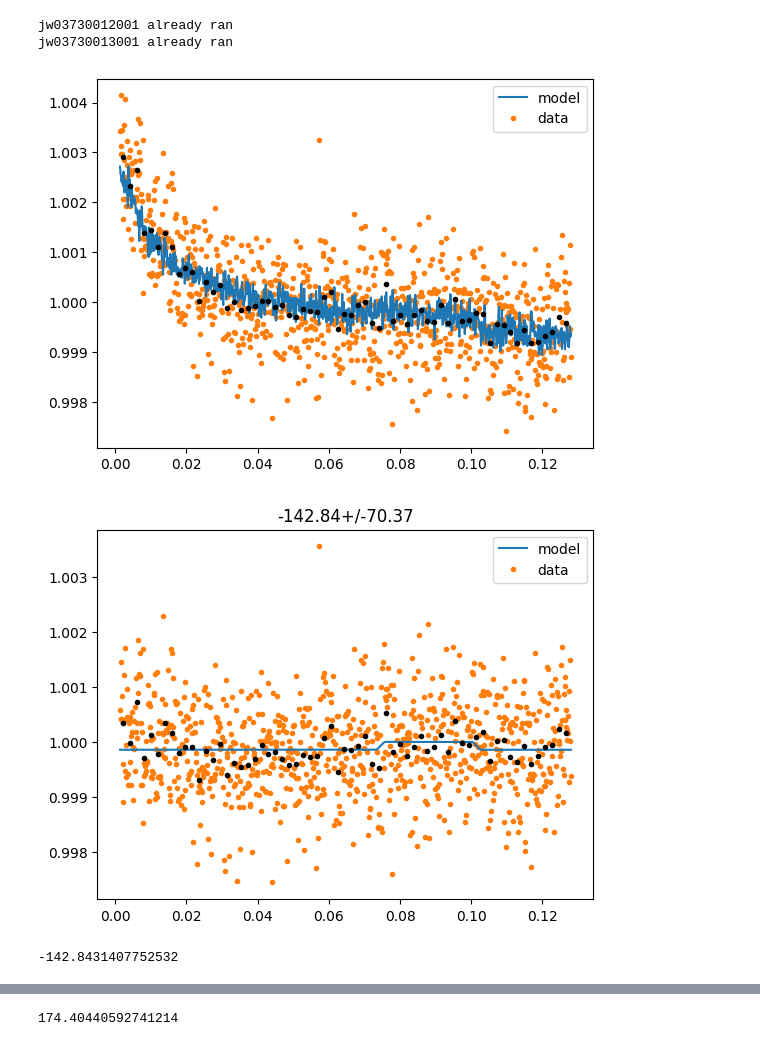
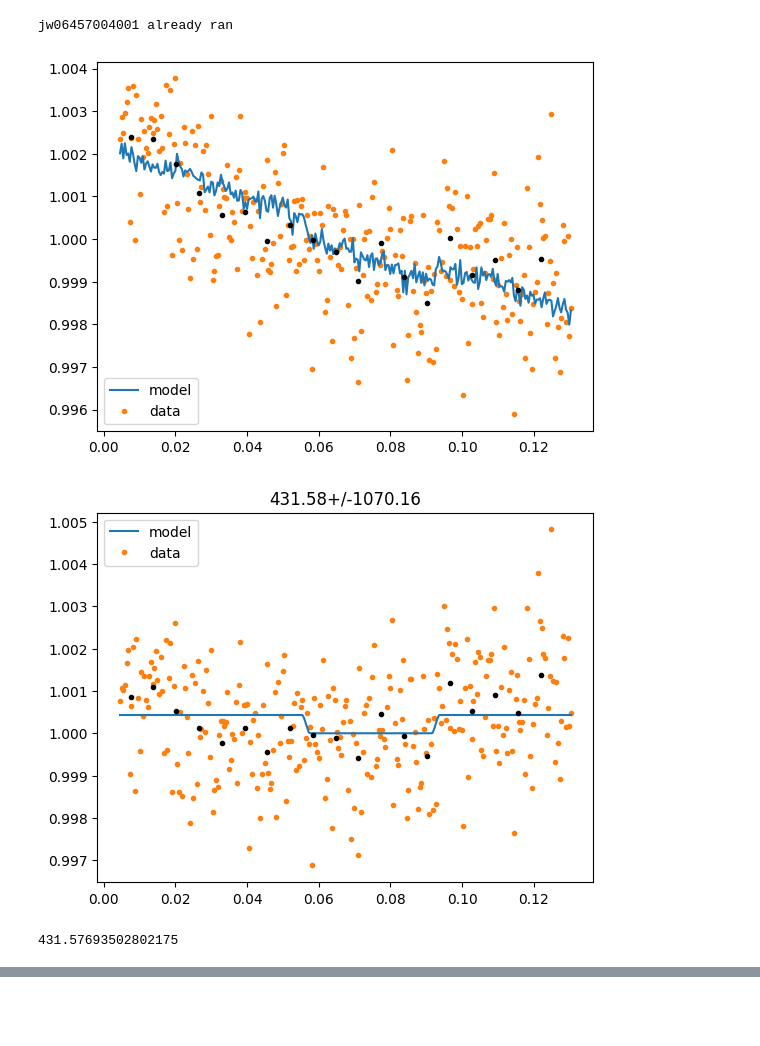
Before and after one commit to nicholasconnors/erebus, a Jupyter notebook: reanalysis_2025/individual_fit.ipynb, the cells around one changed output, grey strips where cells are left out. Saved outputs shown, nothing was run; the diff lists cells and outputs as text; code cells hidden in the pictures; blank space fills up the shorter version.

```diff
--- a/reanalysis_2025/individual_fit.ipynb
+++ b/reanalysis_2025/individual_fit.ipynb
@@ -15,8 +15,8 @@ import numpy as np
 # %%
 ErebusRunConfig.save_schema("../src/schema/run_cfg_schema.json")
 # %%
-lhs1478b = Erebus(ErebusRunConfig.load("./run_cfgs/lhs1478b.yaml"))
+#lhs1478b = Erebus(ErebusRunConfig.load("./run_cfgs/lhs1478b.yaml"))
 #trappist1b = Erebus(ErebusRunConfig.load("./run_cfgs/trappist1b.yaml"))
 #trappist1c = Erebus(ErebusRunConfig.load("./run_cfgs/trappist1c.yaml"))
-#lp79118d = Erebus(ErebusRunConfig.load("./run_cfgs/lp791-18d.yaml"))
+lhs1478b = Erebus(ErebusRunConfig.load("./run_cfgs/lp791-18d.yaml"))
 # %% [output]
@@ -78,8 +76,7 @@ plt.show()
 # %%
 lhs1478b.run()
 # %% [output]
-jw03730012001 already ran
-jw03730013001 already ran
+jw06457004001 already ran
 # %%
 import matplotlib.pyplot as plt
 
@@ -89,34 +86,34 @@ def plot(ind):
 	res = fit.results
 	res_nominal_values = [res[k].nominal_value for k in res][:-1]
 	physical_params = res_nominal_values[:9]
 	systematic_params = res_nominal_values[9:]
 
 	t = fit.time
 	f = fit.raw_flux
 	binned_flux, binned_flux_err = bin_data(f, 14)
 	binned_time, _ = bin_data(t, 14)
 	f_model = fit.fit_method(t, *res_nominal_values)
 
 	plt.plot(t, f_model, label='model', zorder=3)
 	plt.plot(t, f, linestyle='', marker='.', label='data')
 	plt.plot(binned_time, binned_flux, linestyle='', marker='.', color='black', zorder=4)
 	plt.legend()
 	plt.show()
 
 	f_systematic = fit.systematic_model(t, *systematic_params)
 	binned_f_systematic, _ = bin_data(f_systematic, 14)
 	plt.plot(t, f_model / f_systematic, label='model', zorder=3)
 	plt.plot(t, f / f_systematic, linestyle='', marker='.', label='data')
 	plt.plot(binned_time, binned_flux / binned_f_systematic, linestyle='', marker='.', color='black', zorder=4)
 	plt.title(f"{res['fp'].nominal_value*1e6:0.2f}+/-{res['fp'].std_dev*1e6:0.2f}")
 	plt.legend()
 	plt.show()
 
 	print(res['fp'].nominal_value*1e6)
 
 plot(0)
-plot(1)
+#plot(1)
 # %% [output]
-[figure, old version]
+[figure, new version]
-[figure, old version]
+[figure, new version]
--142.8431407752532
+431.57693502802175
@@ -125,4 +120,3 @@ plot(1)
-174.40440592741214
 # %%
 from src.utility.utils import bin_data
 from src.utility.utils import get_eclipse_duration
```
Also changed, not shown: parts of 6 cells of this notebook, 3 other files.
